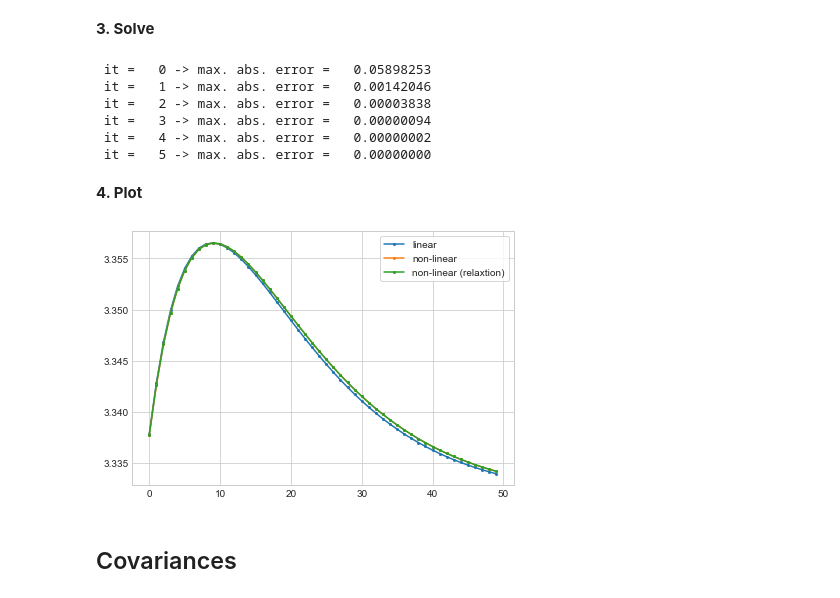
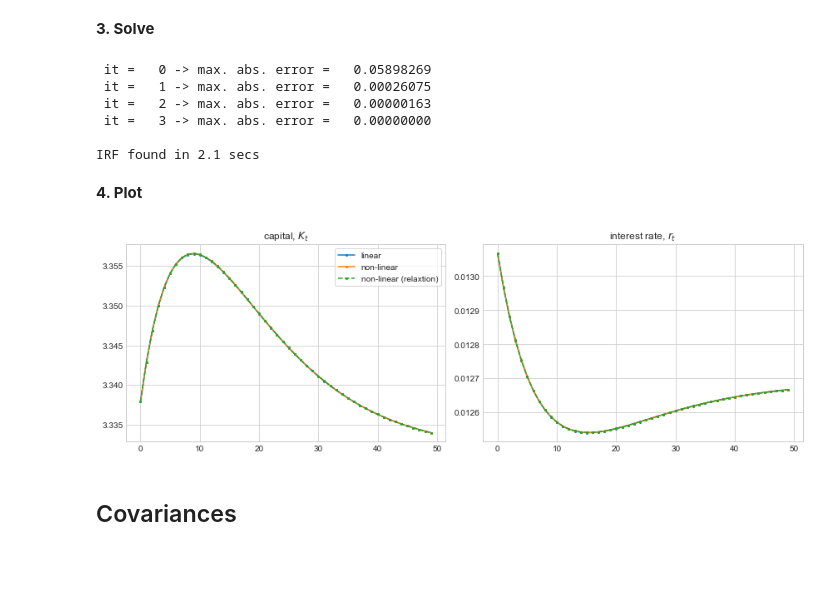
Before and after one commit to NumEconCopenhagen/ConsumptionSavingNotebooks, a Jupyter notebook: 00. DynamicProgramming/05. General Equilibrium.ipynb, the cells around one changed output. Saved outputs shown, nothing was run; the diff lists cells and outputs as text; code cells hidden in the pictures; blank space fills up the shorter version.

```diff
--- a/00. DynamicProgramming/05. General Equilibrium.ipynb
+++ b/00. DynamicProgramming/05. General Equilibrium.ipynb
@@ -534,61 +723,85 @@ def broyden_solver(f,x0,jac,tol=1e-8,max_iter=100,backtrack_fac=0.5,max_backtrac
 
         else:
 
-            raise ValueError('Too many backtracks, maybe bad initial guess?')
+            raise ValueError('too many backtracks, maybe bad initial guess?')
+
     else:
 
-        raise ValueError(f'No convergence after {max_iter} iterations')
+        raise ValueError(f'no convergence after {max_iter} iterations')
 # %% [markdown]
 **2. Target function**
 # %% [markdown]
 $$\boldsymbol{H}(\boldsymbol{K},\boldsymbol{Z},D_{ss}) = \mathcal{K}_{t}(\{r(Z_{s},K_{s-1}),w(Z_{s},K_{s-1})\}_{s\geq0},D_{ss})-K_{t}=0$$
 # %%
-def target(path_K,path_Z,model):
+def target(path_K,path_Z,model,D0,full_output=False):
 
     par = model.par
     sim = model.sim
 
+    path_r = np.zeros(path_K.size)
+    path_w = np.zeros(path_K.size)
+
     # a. implied prices
+    K0lag = np.sum(par.a_grid[np.newaxis,:]*D0)
+    path_Klag = np.insert(path_K,0,K0lag)
+
     for t in range(par.path_T):
-        path_r[t] = model.implied_r(path_K[t],path_Z[t])
+        path_r[t] = model.implied_r(path_Klag[t],path_Z[t])
         path_w[t] = model.implied_w(path_r[t],path_Z[t])
 
     # b. solve and simulate
     model.solve_household_path(path_r,path_w)
-    model.simulate_household_path(sim.D)
+    model.simulate_household_path(D0)
 
     # c. market clearing
-    return sim.path_K-path_K
+    if full_output:
+        return path_r,path_w
+    else:
+        return sim.path_K-path_K
 # %% [markdown]
 **3. Solve**
 # %%
 path_Z = model.get_path_Z()
-f = lambda x: target(x,path_Z,model)
+f = lambda x: target(x,path_Z,model,sim.D)
 # %%
+t0 = time.time()
 path_K = broyden_solver(f,x0=np.repeat(par.K_ss,par.path_T),jac=H_K,do_print=True)
+path_r,path_w = target(path_K,path_Z,model,sim.D,full_output=True)
+print(f'\nIRF found in {elapsed(t0)}')
 # %% [output]
- it =   0 -> max. abs. error =   0.05898253
- it =   1 -> max. abs. error =   0.00142046
- it =   2 -> max. abs. error =   0.00003838
- it =   3 -> max. abs. error =   0.00000094
- it =   4 -> max. abs. error =   0.00000002
- it =   5 -> max. abs. error =   0.00000000
+ it =   0 -> max. abs. error =   0.05898269
+ it =   1 -> max. abs. error =   0.00026075
+ it =   2 -> max. abs. error =   0.00000163
+ it =   3 -> max. abs. error =   0.00000000
+
+IRF found in 2.1 secs
 # %% [markdown]
 **4. Plot**
 # %%
-fig = plt.figure(figsize=(6,4))
-ax = fig.add_subplot(1,1,1)
+fig = plt.figure(figsize=(12,4))
 
+ax = fig.add_subplot(1,2,1)
+ax.set_title('capital, $K_t$')
 dK = G_K_Z@(path_Z-par.Z)
 ax.plot(np.arange(T_fig),dK[:T_fig] + par.K_ss,'-o',ms=2,label=f'linear')
 ax.plot(np.arange(T_fig),path_K[:T_fig],'-o',ms=2,label=f'non-linear')
-ax.plot(np.arange(T_fig),path_K_relax[:T_fig],'-o',ms=2,label=f'non-linear (relaxtion)')
+if DO_TP_RELAX:
+    ax.plot(np.arange(T_fig),path_K_relax[:T_fig],'--o',ms=2,label=f'non-linear (relaxtion)')
 
 ax.legend(frameon=True)
+
+ax = fig.add_subplot(1,2,2)
+ax.set_title('interest rate, $r_t$')
+dr = G_r_Z@(path_Z-par.Z)
+ax.plot(np.arange(T_fig),dr[:T_fig] + par.r_ss,'-o',ms=2,label=f'linear')
+ax.plot(np.arange(T_fig),path_r[:T_fig],'-o',ms=2,label=f'non-linear')
+if DO_TP_RELAX:
+    ax.plot(np.arange(T_fig),path_r_relax[:T_fig],'--o',ms=2,label=f'non-linear (relaxtion)')
+
 fig.tight_layout()
 fig.savefig('figs/non_linear.pdf')
 # %% [output]
-[figure, old version]
+[figure, new version]
 # %% [markdown]
 ## Covariances
 # %% [markdown]
```
Also changed, not shown: parts of 32 cells of this notebook, 9 other files.
